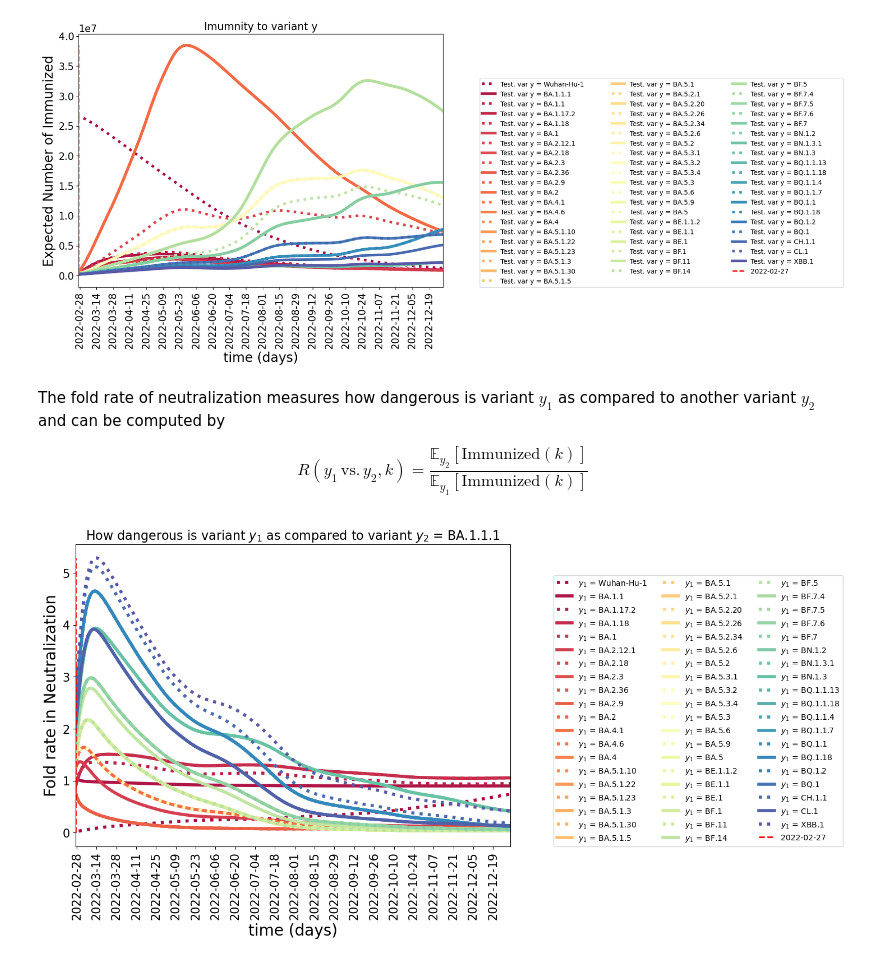
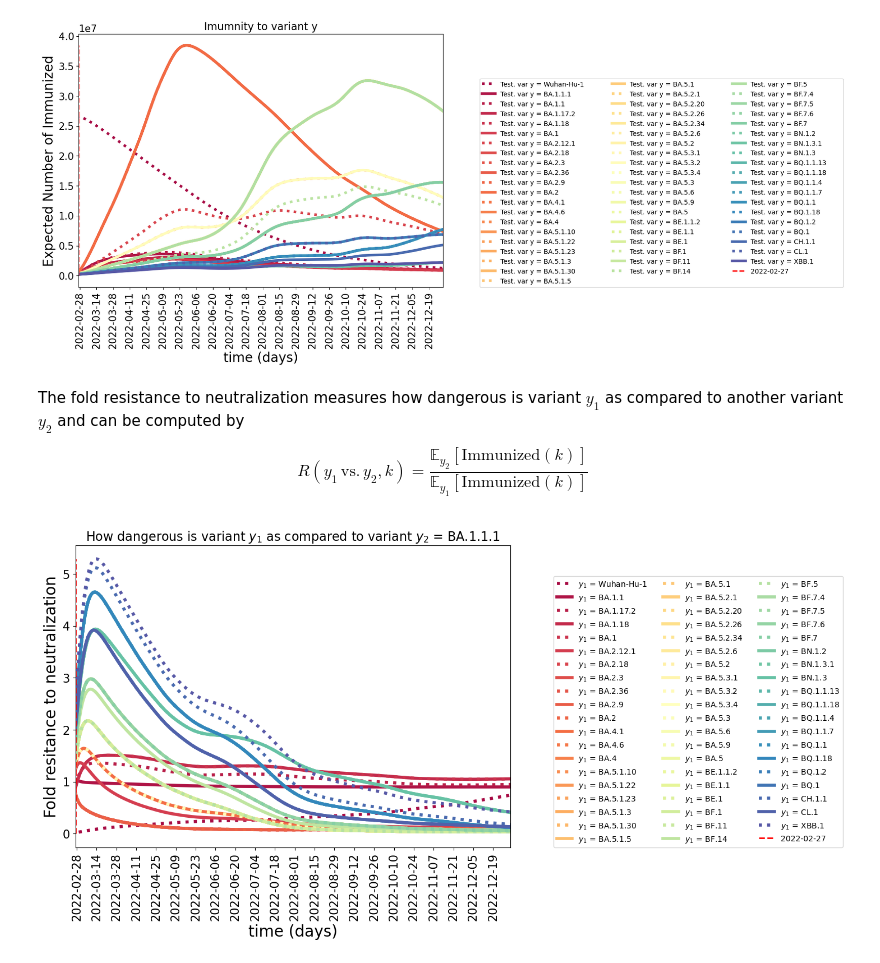
Before and after one commit to AlexiaNomena/Immune_Waning, a Jupyter notebook: Helper_new.ipynb, the cells around one changed output. Cells and saved outputs as stored; diff of their text form; code cells hidden in the pictures.

```diff
--- a/Helper_new.ipynb
+++ b/Helper_new.ipynb
@@ -389,33 +389,33 @@ for y1 in range(len(variant_to_plot)):
         labels_r.append("$y_1$ = %s"%variant_to_plot[y1])
 Neut_rate = np.row_stack(tuple(Neut_rate))
 # %% [markdown]
-The fold rate of neutralization measures how dangerous is variant $y_1$ as compared to another variant $y_2$ and can be computed by
+The fold resistance to neutralization measures how dangerous is variant $y_1$ as compared to another variant $y_2$ and can be computed by
 
 $$
 R(y_1\, \text{vs.}\, y_2, k) = \dfrac{\mathbb{E}_{y_2}[\text{Immunized}(k)]}{\mathbb{E}_{y_1}[\text{Immunized}(k)]}
 $$
 # %%
-"""Fold rate of neutralization, default png but add extension .pdf to save as pdf"""
+"""Fold reduction resistance to neutralization, default png but add extension .pdf to save as pdf"""
 xysize = (15, 15) # size of xy ticks
 labsize = 20 # size of labels and legends
 figsize = (10, 7) # figure (width, height)
 xval = "time (days)" # name of variable on x axis
-yval = "Fold rate in Neutralization" # name of variable on y axis
+yval = "Fold resitance to neutralization" # name of variable on y axis
 
 fig, ax = Display(t, Neut_rate, is_log, np.array(labels_r),
         figsize, xysize, labsize,
         save_to = "Figures/Neut_reduction_rate.pdf",
         xval = xval, yval = yval, linewidth = 4,
                  palette = "Spectral",
                   linestyle = [":", "-"]*int((len(labels)//2)+1))
 plt.title("How dangerous is variant $y_1$ as compared to variant $y_2$ = %s"%variant_x_list[y2], fontsize  = 16)
 per_day = 14
 plt.xticks(t[::per_day], t_ticks[::per_day], rotation = 90)
 ax.vlines(t[list(df['date']).index(mar2022)], ymin = 0, ymax = np.max(Neut_rate), linestyle = "--",linewidth = 2, color = "red", label = mar2022)
 plt.legend(fontsize = 10, loc = (1.1, 0.), ncol = 3)
 plt.xlim((t[where_first_day], t[where_last_day]))
 #plt.ylim((0, np.max(Neut_rate)))
 #plt.xlim((t[0], t[where_last_day]))
 plt.show()
 # %% [output]
-[figure, old version]
+[figure, new version]
```
Also changed, not shown: parts of 1 cell of this notebook, 3 other files.
